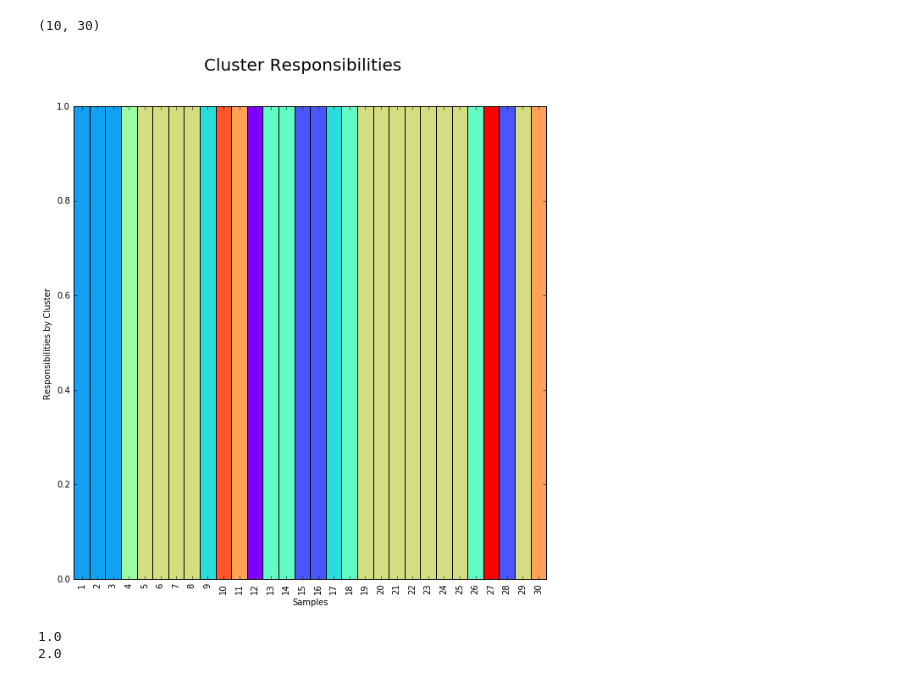
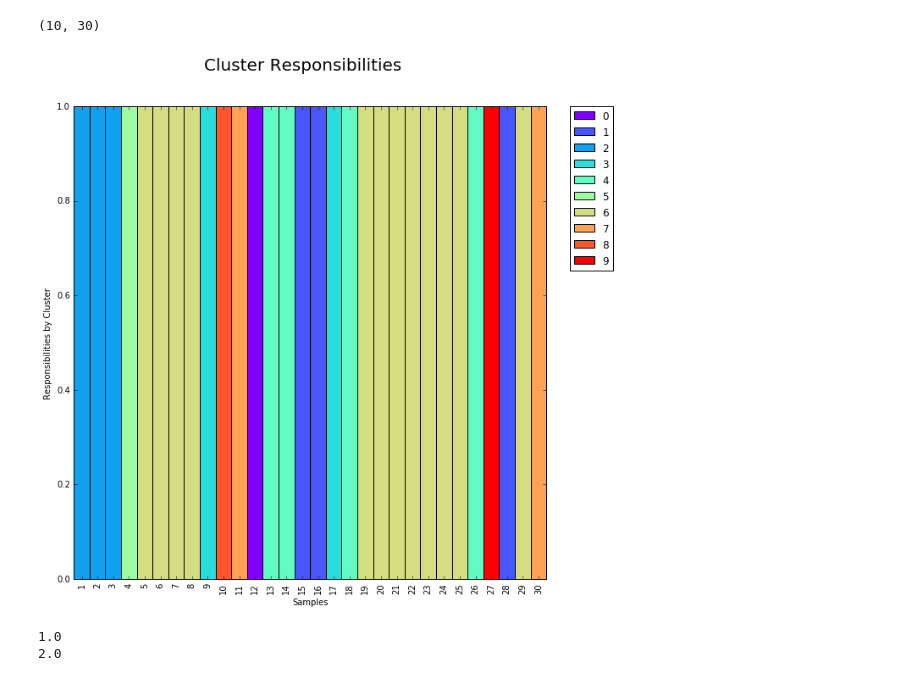
Before and after one commit to PrincetonUniversity/final-proj-cos-424, a Jupyter notebook: plots.ipynb, the cells around one changed output. Drawn from its saved outputs; the diff is of its cells as text; code cells hidden in the pictures.

Commit message:
added legend to resp

```diff
--- a/plots.ipynb
+++ b/plots.ipynb
@@ -222,28 +222,29 @@ print(resp.shape)
 # %%
 def plotbar(resp):
     f = plt.figure(figsize=(10,10))
     K = resp.shape[0]
     N = resp.shape[1]
 
     sample_interval = [i for i in range(N)]
     running_sum = np.zeros(N)
     color_vec = plt.cm.rainbow(np.linspace(0, 1, K))
     for i in range(resp.shape[0]):
-        plt.bar(sample_interval, resp[i,:], width=1.0, color = color_vec[i], bottom = running_sum)
+        plt.bar(sample_interval, resp[i,:], width=1.0, color = color_vec[i], bottom = running_sum, label=str(i))
         running_sum = running_sum + resp[i,:]
     plt.suptitle('Cluster Responsibilities', fontsize=20)
     plt.ylabel('Responsibilities by Cluster')
     plt.xlabel('Samples')
     plt.axis([0,N,0,1])
     #plt.legend(handles=[mplot, aplot])
     x = [i+0.5 for i in range(N)]
     labels = [i+1 for i in range(N)]
     plt.xticks(x, labels, rotation='vertical')
+    plt.legend(bbox_to_anchor=(1.05, 1), loc=2, borderaxespad=0.)
     plt.show()
 
 plotbar(resp)
 # %% [output]
-[figure, old version]
+[figure, new version]
 # %%
 def KL(mu1, mu2, sigma1, sigma2):
     logsum1 = np.sum(np.log(sigma1))
```
